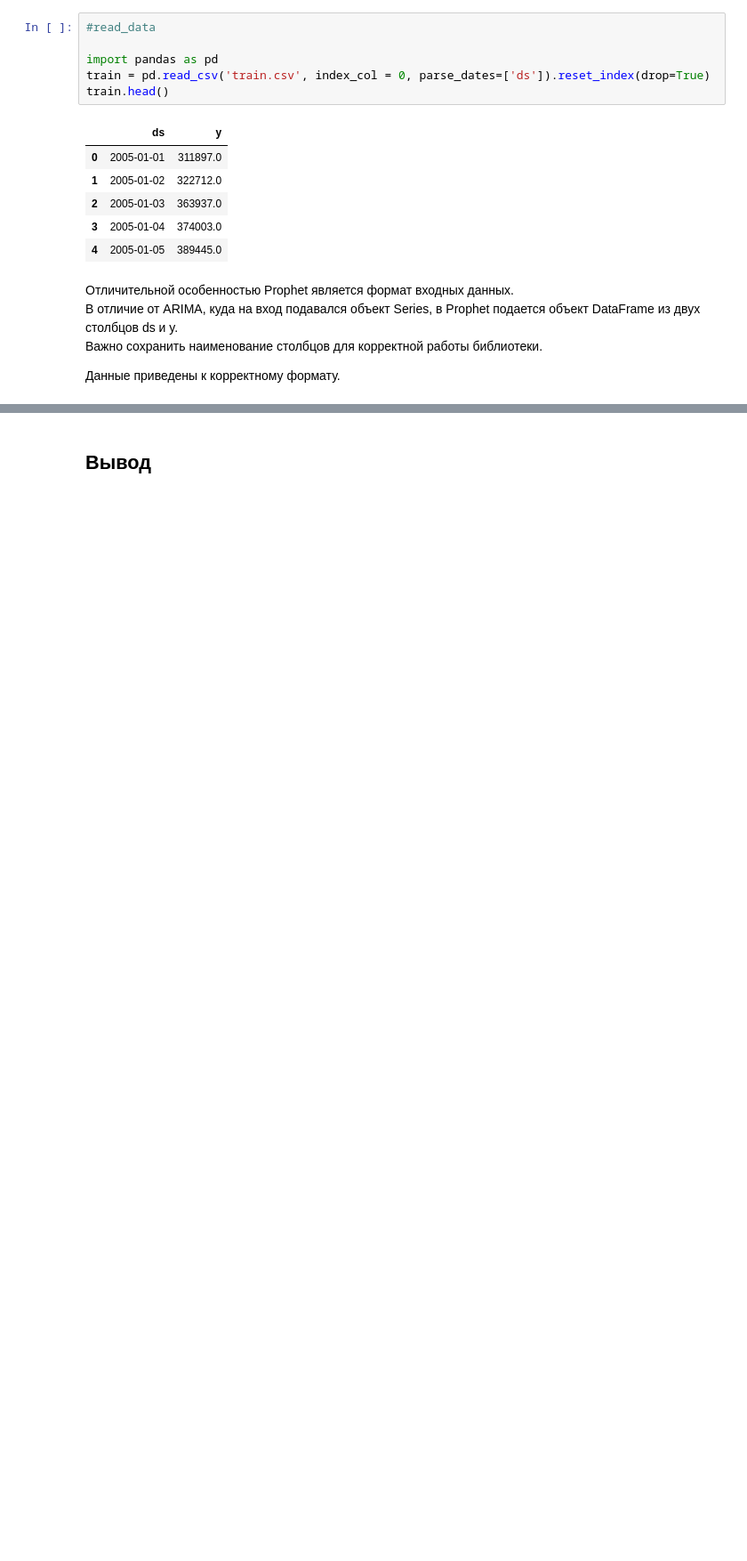
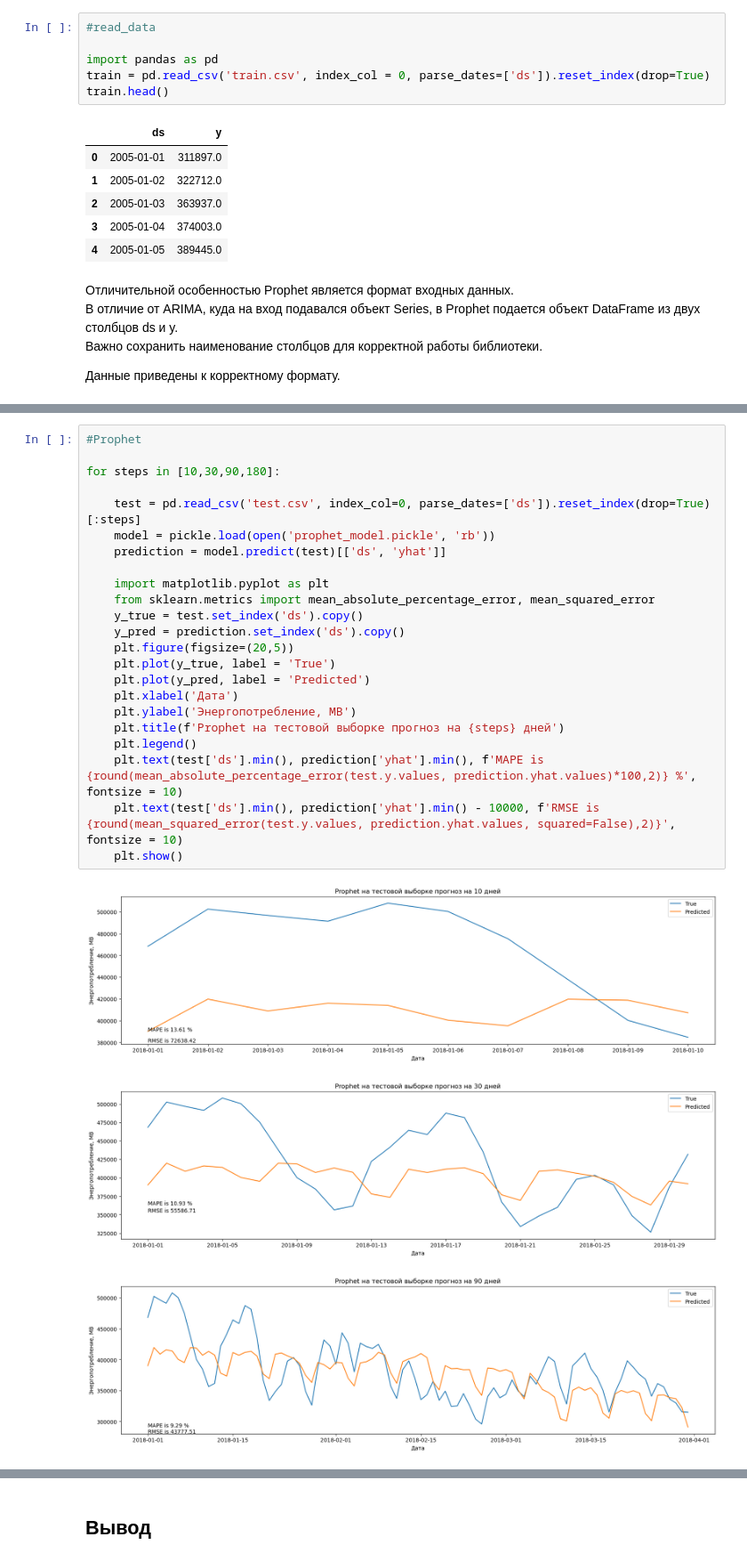
Before and after one commit to Dark-MonkGI/Electrical_load_forecasting_SAMARA_UNIVERSITY, a Jupyter notebook: Prediction model/workbook.ipynb, the cells around one changed output, grey strips where cells are left out. Shown at 89% size. Saved outputs shown, nothing was run; the diff lists cells and outputs as text; blank space fills up the shorter version.

```diff
--- a/Prediction model/workbook.ipynb
+++ b/Prediction model/workbook.ipynb
@@ -427,0 +473,27 @@ plt.show()
+# %%
+#Prophet
+
+for steps in [10,30,90,180]:
+
+    test = pd.read_csv('test.csv', index_col=0, parse_dates=['ds']).reset_index(drop=True)[:steps]
+    model = pickle.load(open('prophet_model.pickle', 'rb'))
+    prediction = model.predict(test)[['ds', 'yhat']]
+
+    import matplotlib.pyplot as plt
+    from sklearn.metrics import mean_absolute_percentage_error, mean_squared_error
+    y_true = test.set_index('ds').copy()
+    y_pred = prediction.set_index('ds').copy()
+    plt.figure(figsize=(20,5))
+    plt.plot(y_true, label = 'True')
+    plt.plot(y_pred, label = 'Predicted')
+    plt.xlabel('Дата')
+    plt.ylabel('Энергопотребление, МВ')
+    plt.title(f'Prophet на тестовой выборке прогноз на {steps} дней')
+    plt.legend()
+    plt.text(test['ds'].min(), prediction['yhat'].min(), f'MAPE is {round(mean_absolute_percentage_error(test.y.values, prediction.yhat.values)*100,2)} %', fontsize = 10)
+    plt.text(test['ds'].min(), prediction['yhat'].min() - 10000, f'RMSE is {round(mean_squared_error(test.y.values, prediction.yhat.values, squared=False),2)}', fontsize = 10)
+    plt.show()
+# %% [output]
+[figure, added]
+[figure, added]
+[figure, added]
```
Also changed, not shown: parts of 17 cells of this notebook, 4 other files.
